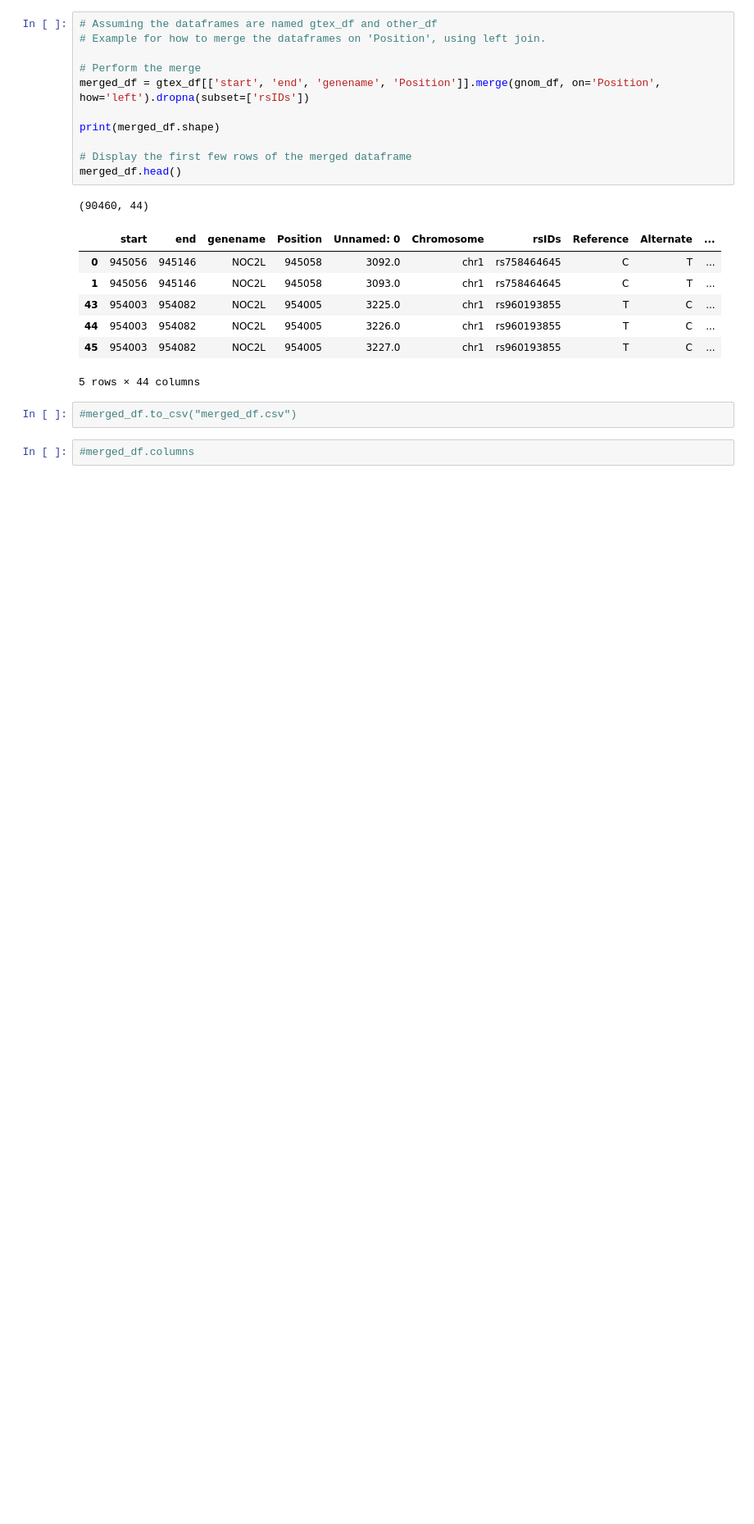
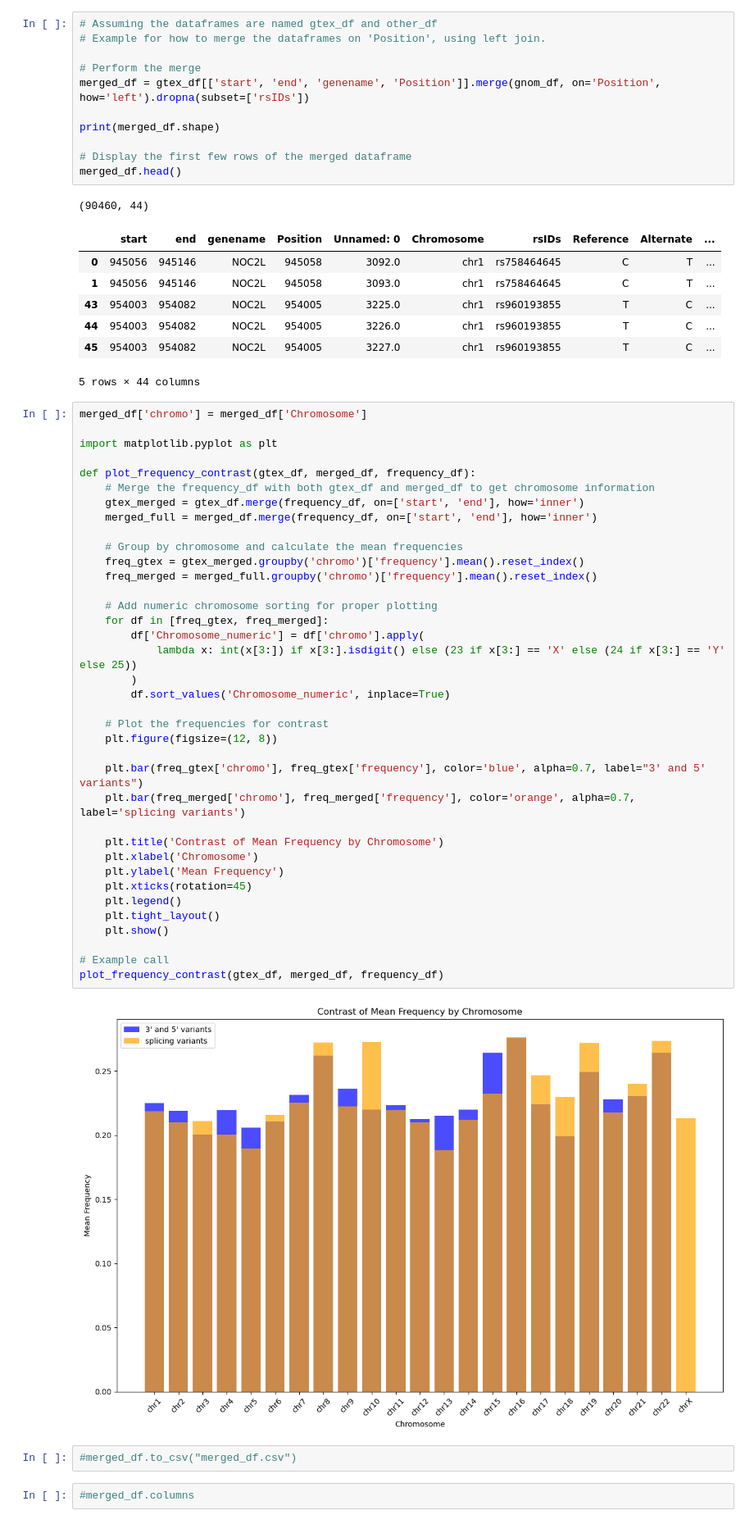
Before and after one commit to yuxinsun-wpi/gnomRegulatory, a Jupyter notebook: gnomad+gtex-splicing_region_variants.ipynb, the cells around one changed output. Shown at 82% size. Saved outputs shown, nothing was run; the diff lists cells and outputs as text; blank space fills up the shorter version.

```diff
--- a/gnomad+gtex-splicing_region_variants.ipynb
+++ b/gnomad+gtex-splicing_region_variants.ipynb
@@ -235,6 +249,45 @@ merged_df.head()
 | 44 | 954003 | 954082 | NOC2L | 954005 | 3226.0 | chr1 | rs960193855 | T | C | ... |
 | 45 | 954003 | 954082 | NOC2L | 954005 | 3227.0 | chr1 | rs960193855 | T | C | ... |
 5 rows × 44 columns
+# %%
+merged_df['chromo'] = merged_df['Chromosome']
+
+import matplotlib.pyplot as plt
+
+def plot_frequency_contrast(gtex_df, merged_df, frequency_df):
+    # Merge the frequency_df with both gtex_df and merged_df to get chromosome information
+    gtex_merged = gtex_df.merge(frequency_df, on=['start', 'end'], how='inner')
+    merged_full = merged_df.merge(frequency_df, on=['start', 'end'], how='inner')
+
+    # Group by chromosome and calculate the mean frequencies
+    freq_gtex = gtex_merged.groupby('chromo')['frequency'].mean().reset_index()
+    freq_merged = merged_full.groupby('chromo')['frequency'].mean().reset_index()
+
+    # Add numeric chromosome sorting for proper plotting
+    for df in [freq_gtex, freq_merged]:
+        df['Chromosome_numeric'] = df['chromo'].apply(
+            lambda x: int(x[3:]) if x[3:].isdigit() else (23 if x[3:] == 'X' else (24 if x[3:] == 'Y' else 25))
+        )
+        df.sort_values('Chromosome_numeric', inplace=True)
+
+    # Plot the frequencies for contrast
+    plt.figure(figsize=(12, 8))
+
+    plt.bar(freq_gtex['chromo'], freq_gtex['frequency'], color='blue', alpha=0.7, label="3' and 5' variants")
+    plt.bar(freq_merged['chromo'], freq_merged['frequency'], color='orange', alpha=0.7, label='splicing variants')
+
+    plt.title('Contrast of Mean Frequency by Chromosome')
+    plt.xlabel('Chromosome')
+    plt.ylabel('Mean Frequency')
+    plt.xticks(rotation=45)
+    plt.legend()
+    plt.tight_layout()
+    plt.show()
+
+# Example call
+plot_frequency_contrast(gtex_df, merged_df, frequency_df)
+# %% [output]
+[figure, added]
 # %%
 #merged_df.to_csv("merged_df.csv")
 # %%
```
Also changed, not shown: parts of 2 cells of this notebook.
